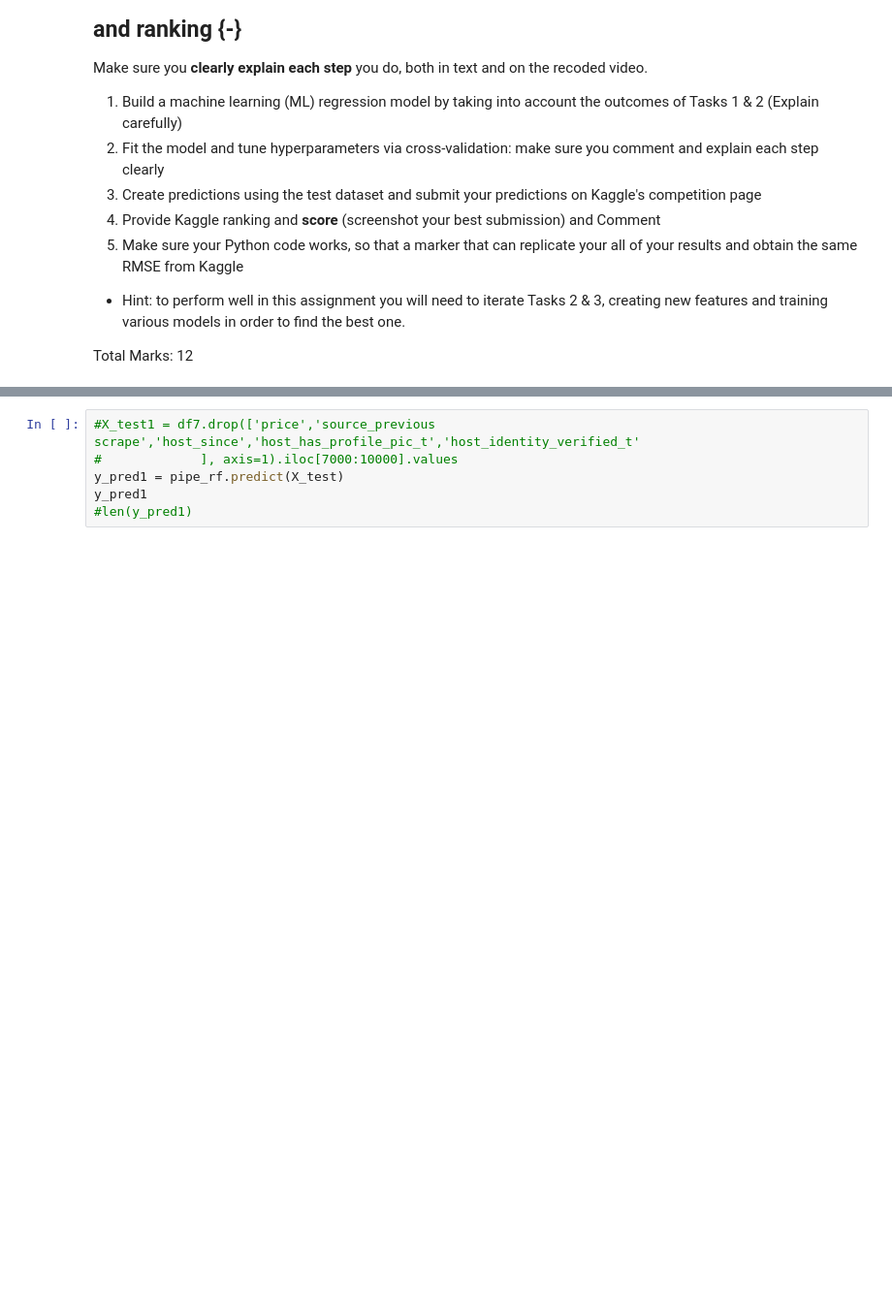
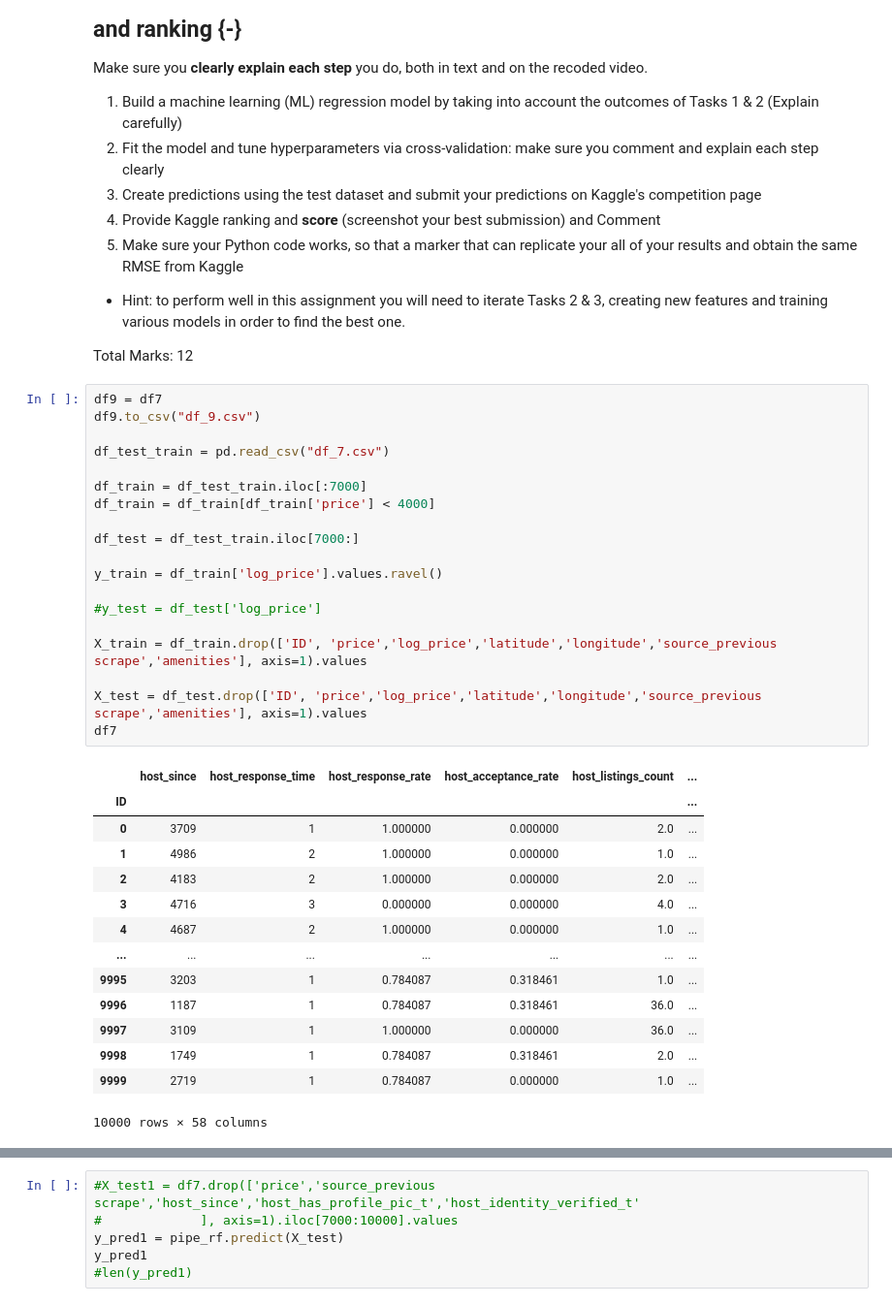
Before and after one commit to busa-8001-mq/assignment, a Jupyter notebook: BUSA8001_superhosts_John.ipynb, the cells around one changed output, grey strips where cells are left out. Shown at 97% size. Saved outputs shown, nothing was run; the diff lists cells and outputs as text; blank space fills up the shorter version.

```diff
--- a/BUSA8001_superhosts_John.ipynb
+++ b/BUSA8001_superhosts_John.ipynb
@@ -664,4 +623,38 @@ Make sure you **clearly explain each step** you do, both in text and on the reco
 - Hint: to perform well in this assignment you will need to iterate Tasks 2 & 3, creating new features and training various models in order to find the best one.
 
 Total Marks: 12
+# %%
+df9 = df7
+df9.to_csv("df_9.csv")
+
+df_test_train = pd.read_csv("df_7.csv")
+
+df_train = df_test_train.iloc[:7000]
+df_train = df_train[df_train['price'] < 4000]
+
+df_test = df_test_train.iloc[7000:]
+
+y_train = df_train['log_price'].values.ravel()
+
+#y_test = df_test['log_price']
+
+X_train = df_train.drop(['ID', 'price','log_price','latitude','longitude','source_previous scrape','amenities'], axis=1).values
+
+X_test = df_test.drop(['ID', 'price','log_price','latitude','longitude','source_previous scrape','amenities'], axis=1).values
+df7
+# %% [output]
+|  | host_since | host_response_time | host_response_rate | host_acceptance_rate | host_listings_count | ... |
+| ID |  |  |  |  |  | ... |
+| 0 | 3709 | 1 | 1.000000 | 0.000000 | 2.0 | ... |
+| 1 | 4986 | 2 | 1.000000 | 0.000000 | 1.0 | ... |
+| 2 | 4183 | 2 | 1.000000 | 0.000000 | 2.0 | ... |
+| 3 | 4716 | 3 | 0.000000 | 0.000000 | 4.0 | ... |
+| 4 | 4687 | 2 | 1.000000 | 0.000000 | 1.0 | ... |
+| ... | ... | ... | ... | ... | ... | ... |
+| 9995 | 3203 | 1 | 0.784087 | 0.318461 | 1.0 | ... |
+| 9996 | 1187 | 1 | 0.784087 | 0.318461 | 36.0 | ... |
+| 9997 | 3109 | 1 | 1.000000 | 0.000000 | 36.0 | ... |
+| 9998 | 1749 | 1 | 0.784087 | 0.318461 | 2.0 | ... |
+| 9999 | 2719 | 1 | 0.784087 | 0.000000 | 1.0 | ... |
+10000 rows × 58 columns
 # %%
```
Also changed, not shown: parts of 17 cells of this notebook.
